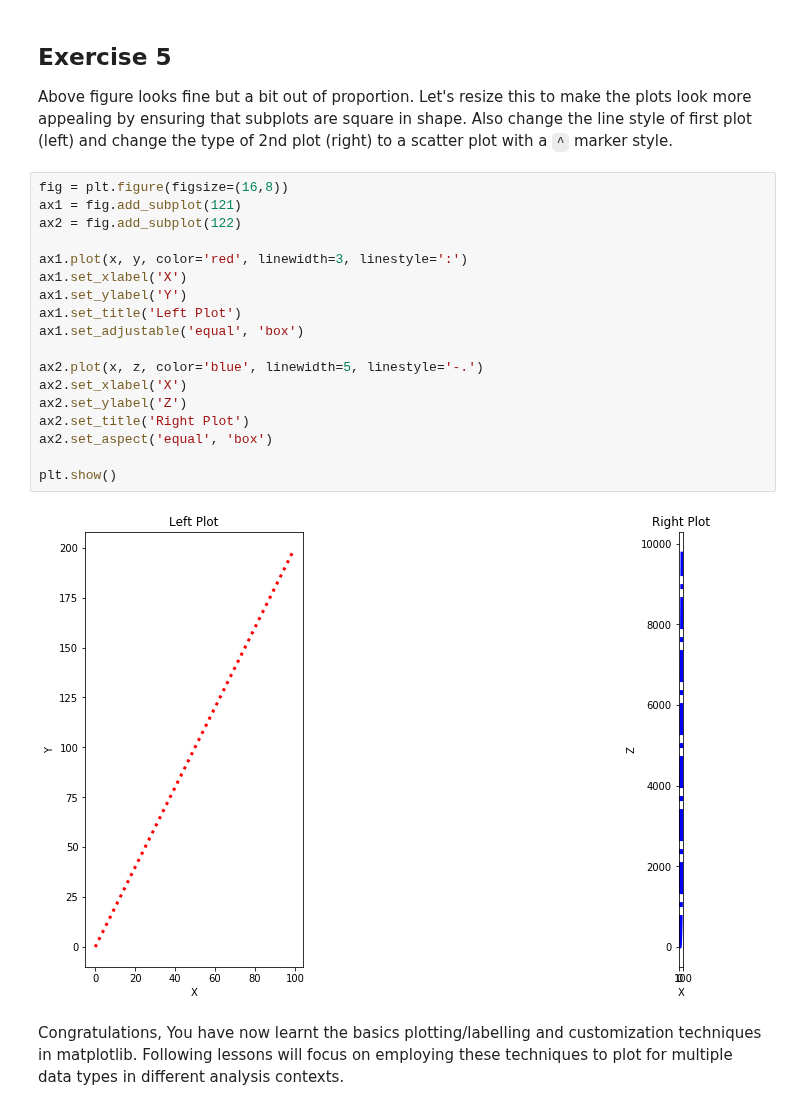
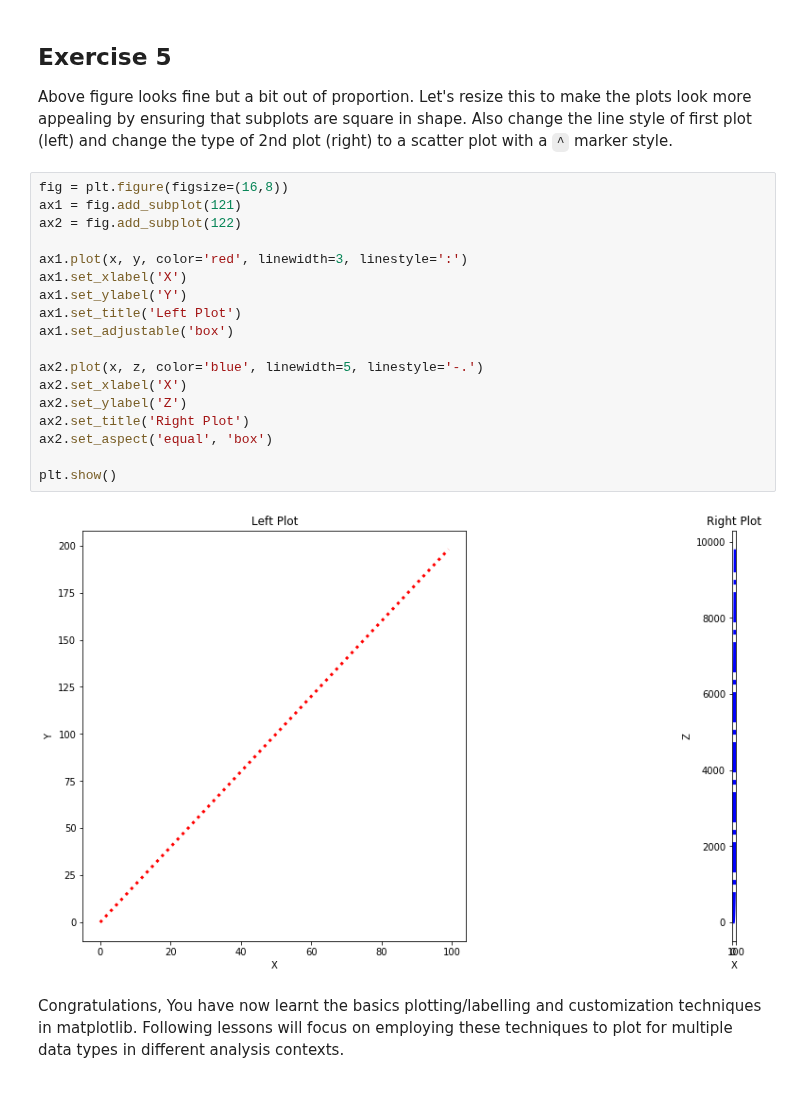
Before and after one commit to nkacoroski/dsc-1-03-13-customizing-visualizations-with-matplotlib-lab-seattle-ds-career-040119, a Jupyter notebook: index.ipynb, the cells around one changed output. Cells and saved outputs as stored; diff of their text form.

```diff
--- a/index.ipynb
+++ b/index.ipynb
@@ -171,23 +171,23 @@ Above figure looks fine but a bit out of proportion. Let's resize this to make t
 # %%
 fig = plt.figure(figsize=(16,8))
 ax1 = fig.add_subplot(121)
 ax2 = fig.add_subplot(122)
 
 ax1.plot(x, y, color='red', linewidth=3, linestyle=':')
 ax1.set_xlabel('X')
 ax1.set_ylabel('Y')
 ax1.set_title('Left Plot')
-ax1.set_adjustable('equal', 'box')
+ax1.set_adjustable('box')
 
 ax2.plot(x, z, color='blue', linewidth=5, linestyle='-.')
 ax2.set_xlabel('X')
 ax2.set_ylabel('Z')
 ax2.set_title('Right Plot')
 ax2.set_aspect('equal', 'box')
 
 plt.show()
 # %% [output]
-[figure, old version]
+[figure, new version]
 # %% [markdown]
 Congratulations, You have now learnt the basics plotting/labelling and customization techniques in matplotlib. Following lessons will focus on employing these techniques to plot for multiple data types in different analysis contexts.
 # %% [markdown]
```
